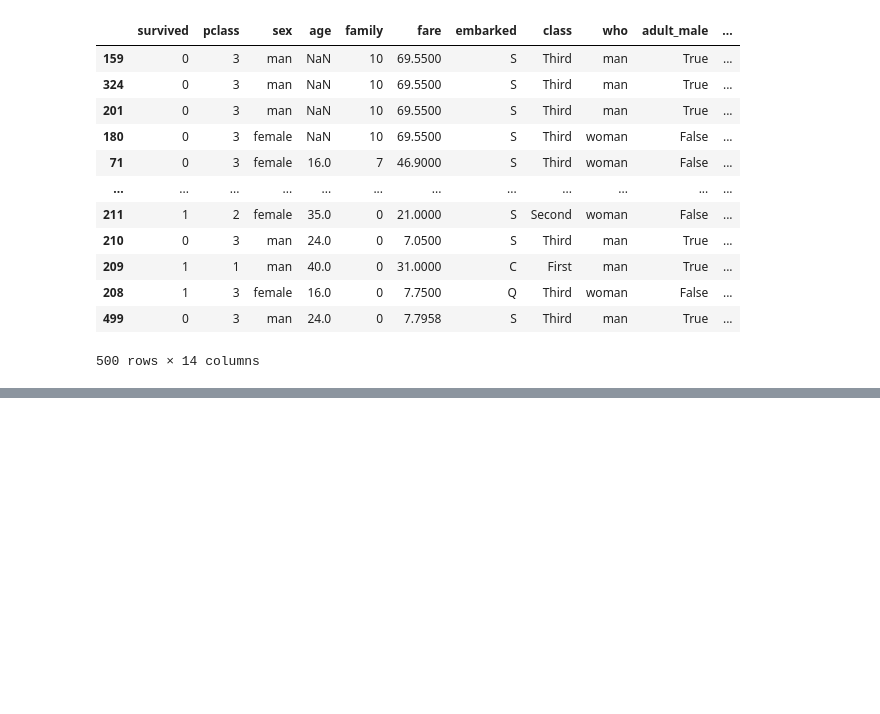
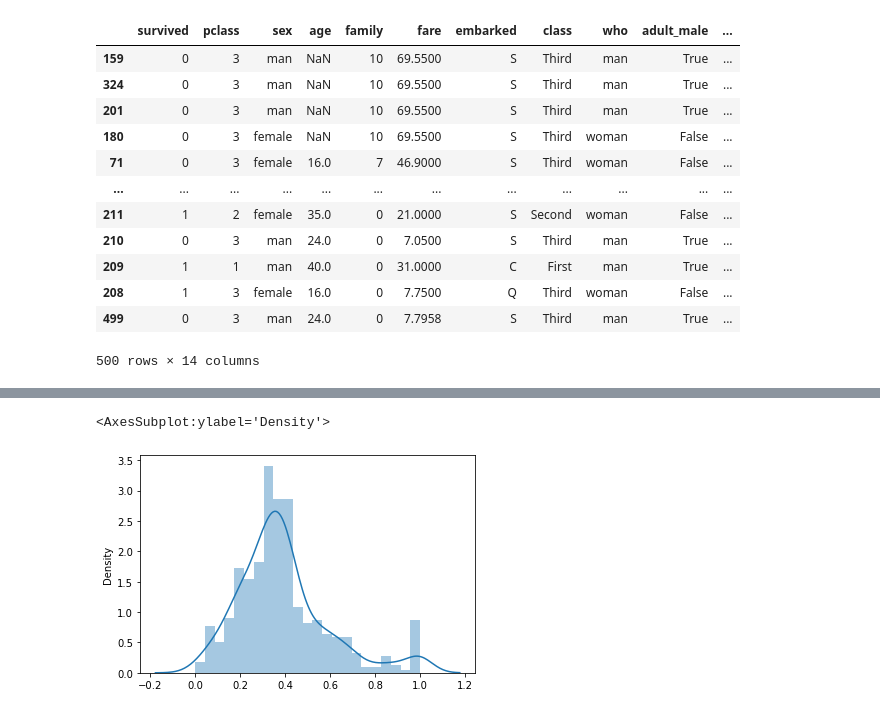
Before and after one commit to HyeonuJeong/Mycakd5, a Jupyter notebook: m2_분석라이브러리활용/pandas_응용.ipynb, the cells around one changed output, grey strips where cells are left out. Drawn from its saved outputs; the diff is of its cells as text; code cells hidden in the pictures; blank space fills up the shorter version.

```diff
--- a/m2_분석라이브러리활용/pandas_응용.ipynb
+++ b/m2_분석라이브러리활용/pandas_응용.ipynb
@@ -438,0 +1041,5 @@ df
+# %%
+sns.distplot(df['target'])
+# %% [output]
+<AxesSubplot:ylabel='Density'>
+[figure, added]
```
Also changed, not shown: parts of 63 cells of this notebook, 3 other files.
